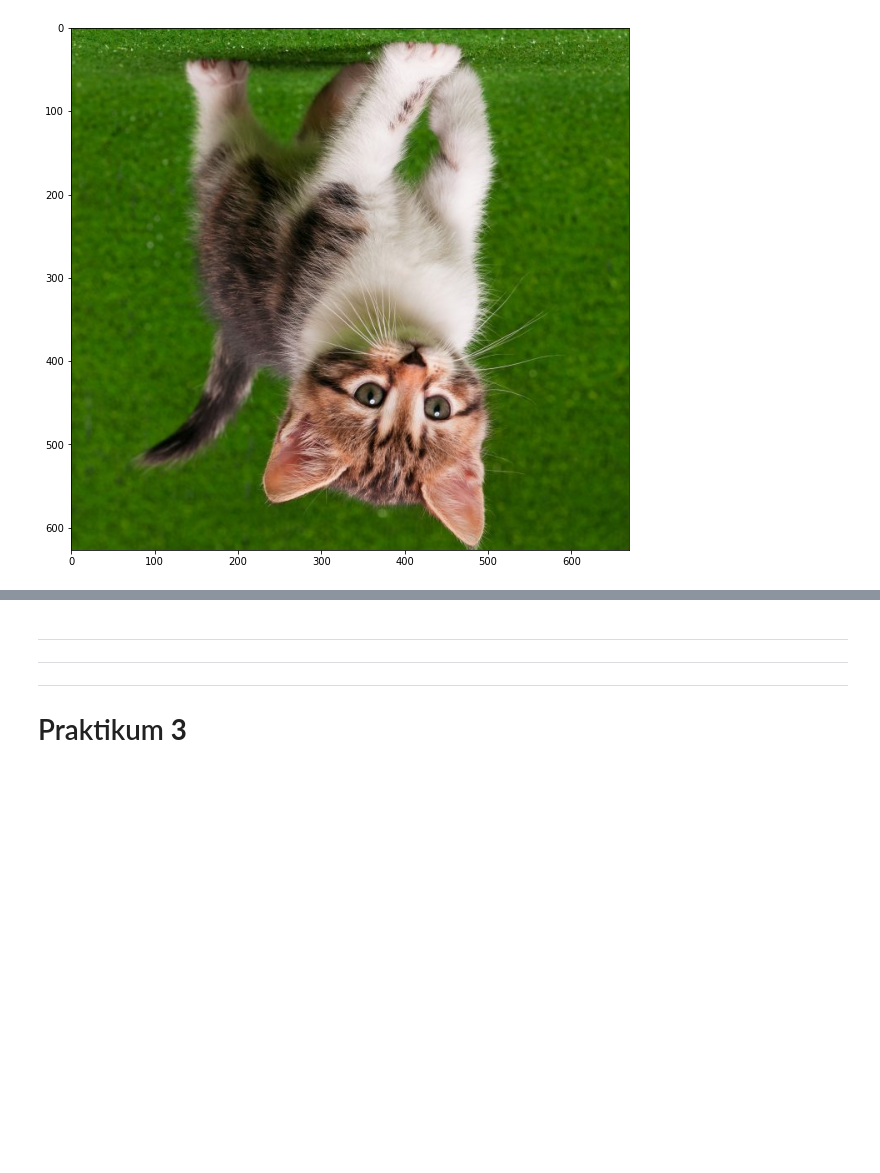
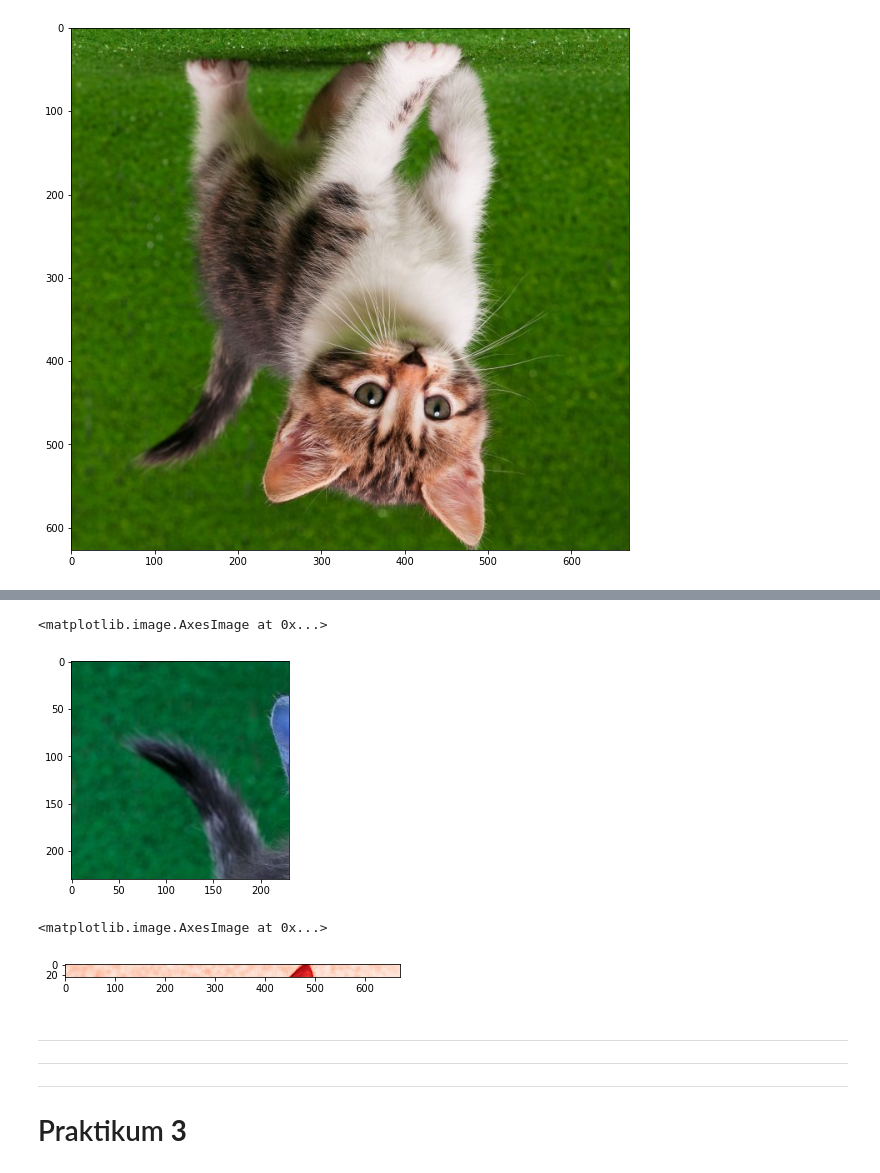
Before and after one commit to Qitaa/PCVK_Genap_2022, a Jupyter notebook: Week2.ipynb, the cells around one changed output, grey strips where cells are left out. Cells and saved outputs as stored; diff of their text form; code cells hidden in the pictures; blank space fills up the shorter version.

```diff
--- a/Week2.ipynb
+++ b/Week2.ipynb
@@ -82,3 +110,16 @@ ax.imshow(img5)
+# %%
+#3
+img_size = img[20:250,20:250]
+plt.imshow(img_size)
+# %% [output]
+<matplotlib.image.AxesImage at 0x...>
+[figure, added]
+# %%
+img_green = cv.imread('/content/drive/MyDrive/PCVK/Images/kitten01.jpg',cv.IMREAD_GRAYSCALE)
+plt.imshow(img_green[5:30], cmap='Reds')
+# %% [output]
+<matplotlib.image.AxesImage at 0x...>
+[figure, added]
 # %% [markdown]
 
 
```
Also changed, not shown: parts of 5 cells of this notebook.
